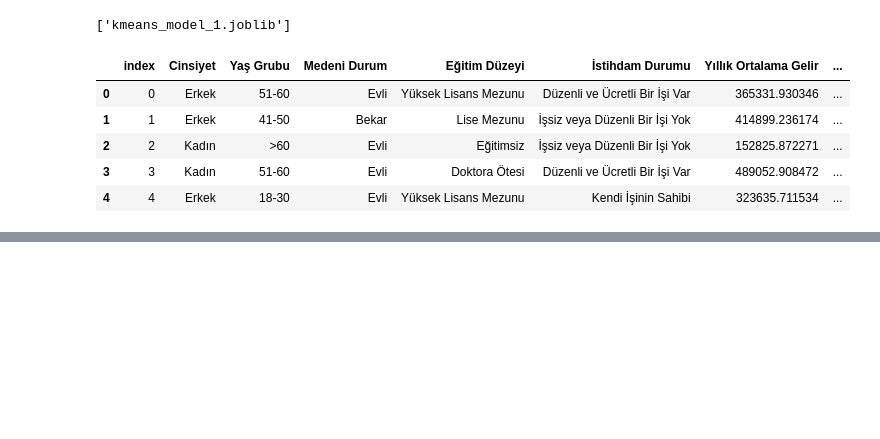
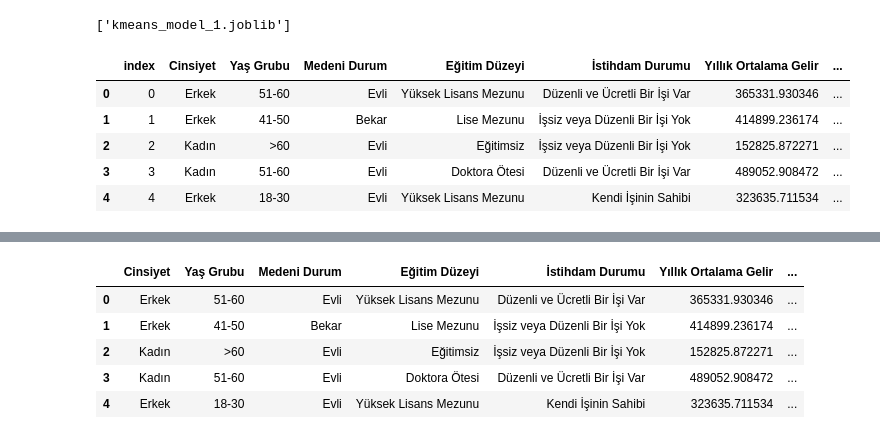
Before and after one commit to lte03/DATATHON2023, a Jupyter notebook: chat.ipynb, the cells around one changed output, grey strips where cells are left out. Cells and saved outputs as stored; diff of their text form; code cells hidden in the pictures; blank space fills up the shorter version.

```diff
--- a/chat.ipynb
+++ b/chat.ipynb
@@ -337,0 +379,2 @@ sunum1.head()
+# %%
+test_df=pd.read_csv("test_x.csv")
@@ -337,0 +385,9 @@ sunum1.head()
+# %%
+test_df.head()
+# %% [output]
+|  | Cinsiyet | Yaş Grubu | Medeni Durum | Eğitim Düzeyi | İstihdam Durumu | Yıllık Ortalama Gelir | ... |
+| 0 | Erkek | 51-60 | Evli | Yüksek Lisans Mezunu | Düzenli ve Ücretli Bir İşi Var | 365331.930346 | ... |
+| 1 | Erkek | 41-50 | Bekar | Lise Mezunu | İşsiz veya Düzenli Bir İşi Yok | 414899.236174 | ... |
+| 2 | Kadın | >60 | Evli | Eğitimsiz | İşsiz veya Düzenli Bir İşi Yok | 152825.872271 | ... |
+| 3 | Kadın | 51-60 | Evli | Doktora Ötesi | Düzenli ve Ücretli Bir İşi Var | 489052.908472 | ... |
+| 4 | Erkek | 18-30 | Evli | Yüksek Lisans Mezunu | Kendi İşinin Sahibi | 323635.711534 | ... |
```
Also changed, not shown: parts of 28 cells of this notebook, 3 other files.
